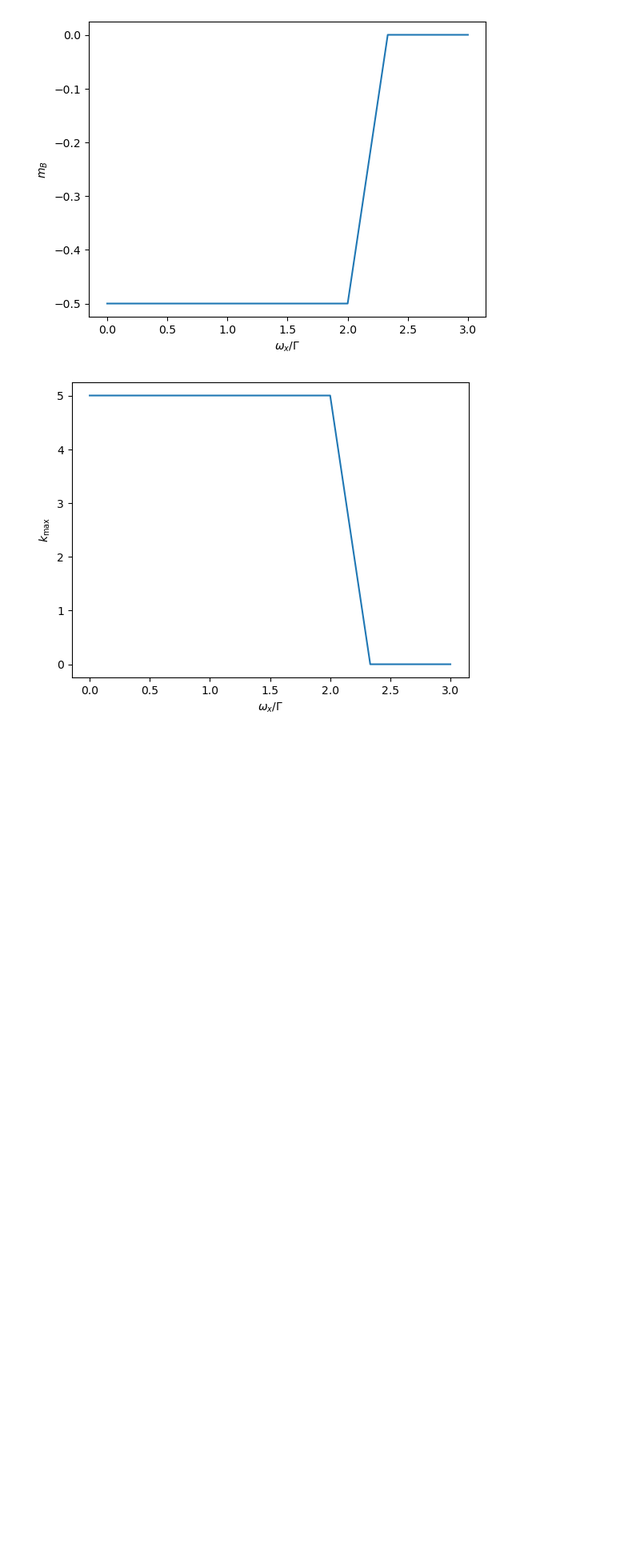
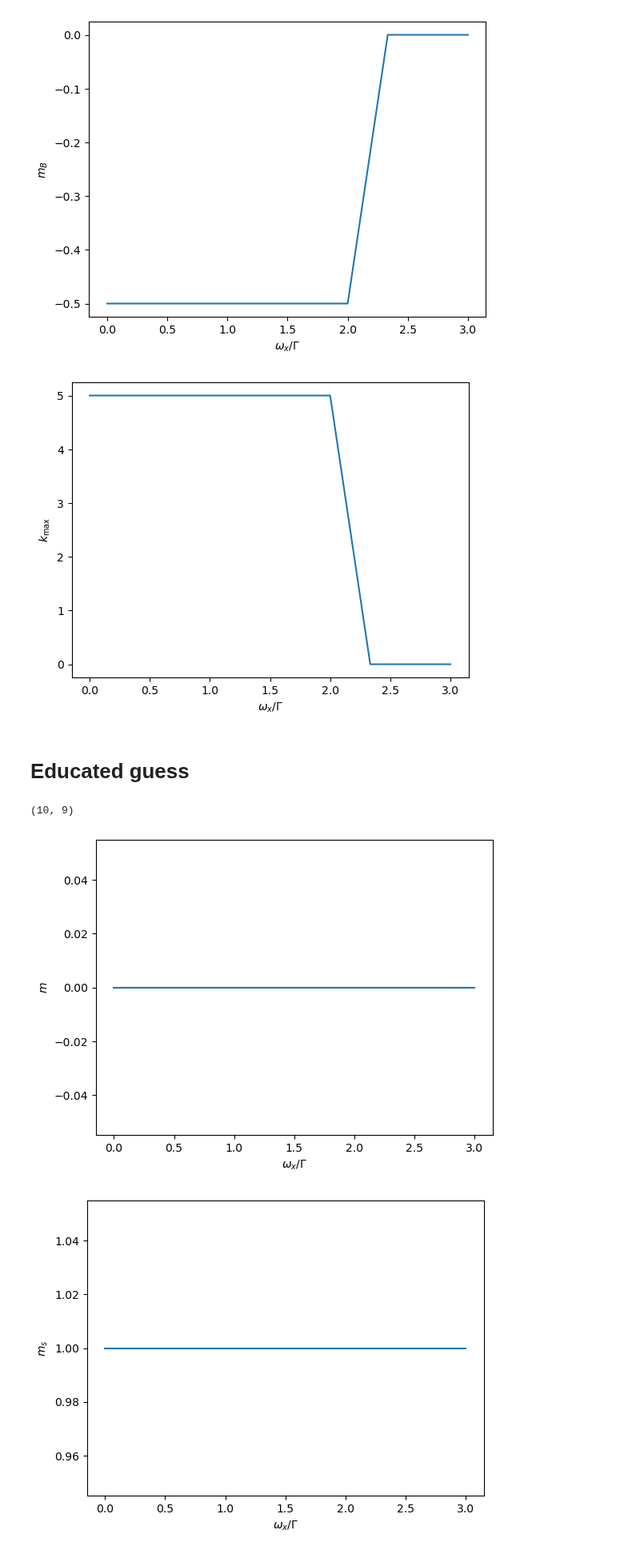
Before and after one commit to chuan97/long-range-ising, a Jupyter notebook: test_antiferro_zerotemp.ipynb, the cells around one changed output. Shown at 80% size. Saved outputs shown, nothing was run; the diff lists cells and outputs as text; code cells hidden in the pictures; blank space fills up the shorter version.

Commit message:
Optimize with respect to magnetization

```diff
--- a/test_antiferro_zerotemp.ipynb
+++ b/test_antiferro_zerotemp.ipynb
@@ -747,3 +747,77 @@ plt.show()
 [figure]
 [figure]
 [figure]
+# %% [markdown]
+# Educated guess
+# %%
+from scipy.optimize import basinhopping
+
+N = 30
+wz = 0
+wxs = np.linspace(0, 3, 10)
+alpha = 0.7
+
+J = interactions.powerlaw_pbc_afm(N, alpha)
+J = interactions.shift(J, 0.0)
+J = interactions.rescale(J)
+
+print(lams.shape)
+v_stagger = np.ones(N)
+v_stagger[1::2] = -1
+
+mags = np.empty(len(wxs))
+mags_st = np.empty(len(wxs))
+mags_A = np.empty(len(wxs))
+mags_B = np.empty(len(wxs))
+kmaxs = np.empty(len(wxs))
+for j, wx in enumerate(wxs):
+    gs = wx * np.ones(N) / 2
+    k = N // 2
+    amp = 1
+    initial_condition = amp * np.cos(2*np.pi * np.arange(N) * k / N)
+    ms1 = basinhopping(ms_f, x0=np.array([1.0]*N) * v_stagger, niter=100, minimizer_kwargs={'args': (wz, J, gs, N)}).x
+    ms2 = basinhopping(ms_f, x0=initial_condition, niter=100, minimizer_kwargs={'args': (wz, J, gs, N)}).x
+
+    if ms_f(ms1, wz, J, gs, N) < ms_f(ms2, wz, J, gs, N):
+        ms = ms1
+    else:
+        ms = ms2
+
+    Cs = np.array([1/N * np.sum(ms * np.roll(ms, i)) for i in range(N)])
+    Cks = fft(Cs)
+
+    kmaxs[j] = np.argmax(Cks)
+    mags[j] = np.sum(ms) / N
+    mags_st[j] = np.sum(ms * v_stagger) / N
+    mags_A[j] = np.sum(ms[::2]) / N
+    mags_B[j] = np.sum(ms[1::2]) / N
+
+
+plt.plot(wxs, mags)
+plt.xlabel(r'$\omega_x/\Gamma$')
+plt.ylabel(r'$m$')
+plt.show()
+
+plt.plot(wxs, mags_st)
+plt.xlabel(r'$\omega_x/\Gamma$')
+plt.ylabel(r'$m_s$')
+plt.show()
+
+plt.plot(wxs, mags_A)
+plt.xlabel(r'$\omega_x/\Gamma$')
+plt.ylabel(r'$m_A$')
+plt.show()
+
+plt.plot(wxs, mags_B)
+plt.xlabel(r'$\omega_x/\Gamma$')
+plt.ylabel(r'$m_B$')
+plt.show()
+
+plt.plot(wxs, kmaxs)
+plt.ylabel(r'$k_{\rm max}$')
+plt.xlabel(r'$\omega_x/\Gamma$')
+plt.show()
+# %% [output]
+(10, 9)
+[figure, added]
+[figure, added]
```
Also changed, not shown: parts of 2 cells of this notebook.
